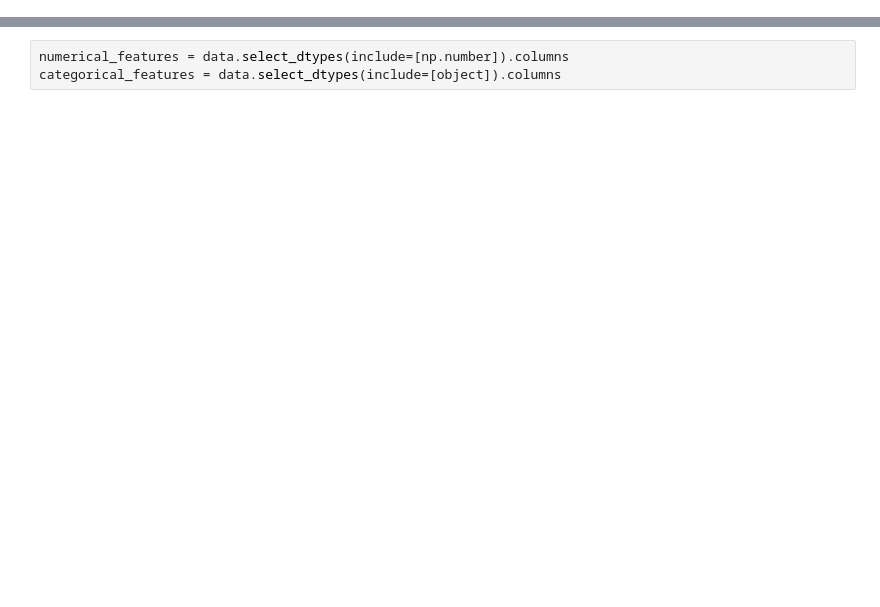
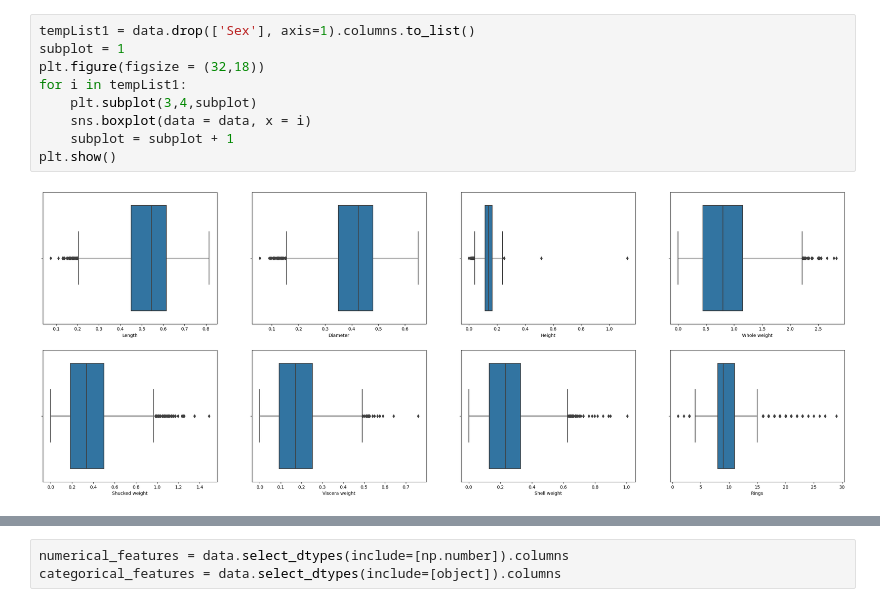
Before and after one commit to mat10599/xhec-mlops-project-student, a Jupyter notebook: notebooks/eda.ipynb, the cells around one changed output, grey strips where cells are left out. Saved outputs shown, nothing was run; the diff lists cells and outputs as text; blank space fills up the shorter version.

```diff
--- a/notebooks/eda.ipynb
+++ b/notebooks/eda.ipynb
@@ -61,0 +94,11 @@ data.hist(figsize=(20,10), grid=False, layout=(2, 4), bins = 30);
+# %%
+tempList1 = data.drop(['Sex'], axis=1).columns.to_list()
+subplot = 1
+plt.figure(figsize = (32,18))
+for i in tempList1:
+    plt.subplot(3,4,subplot)
+    sns.boxplot(data = data, x = i)
+    subplot = subplot + 1
+plt.show()
+# %% [output]
+[figure, added]
```
Also changed, not shown: parts of 63 cells of this notebook, 4 other files.
